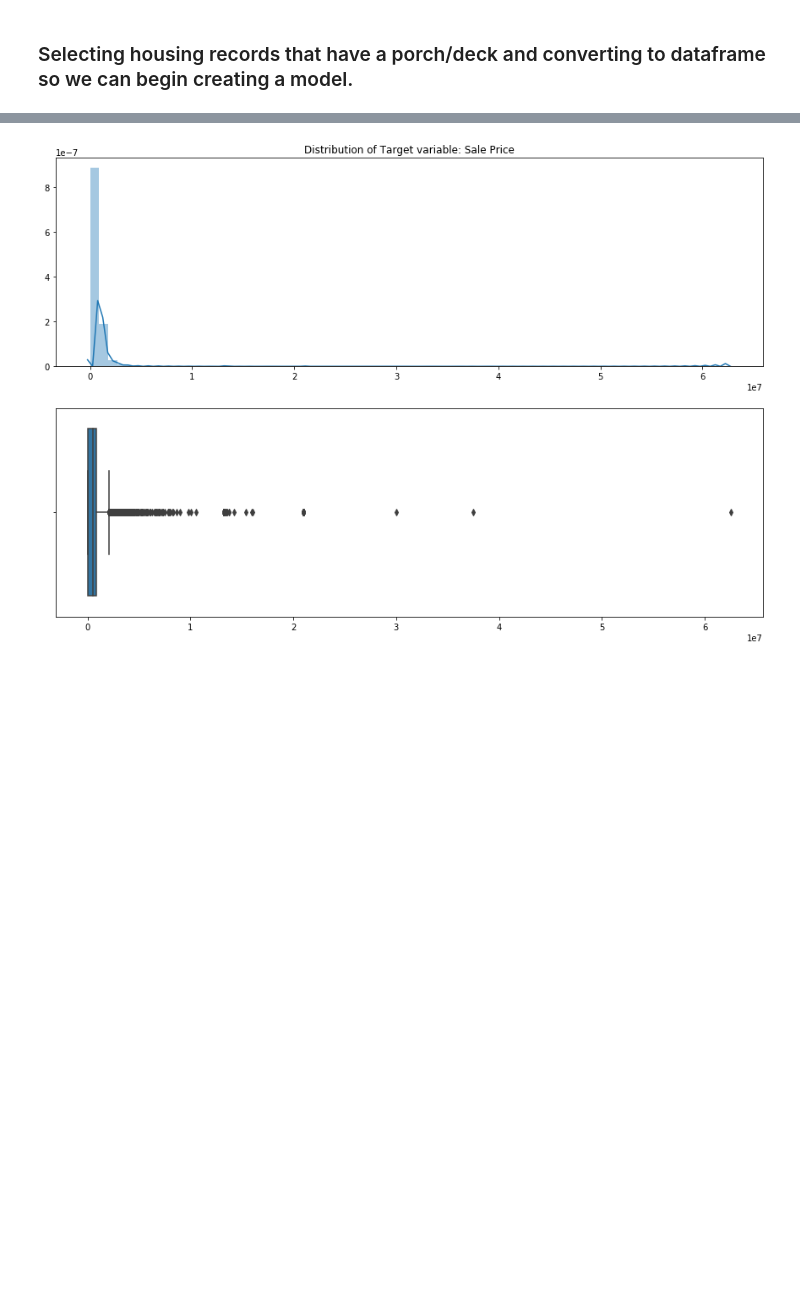
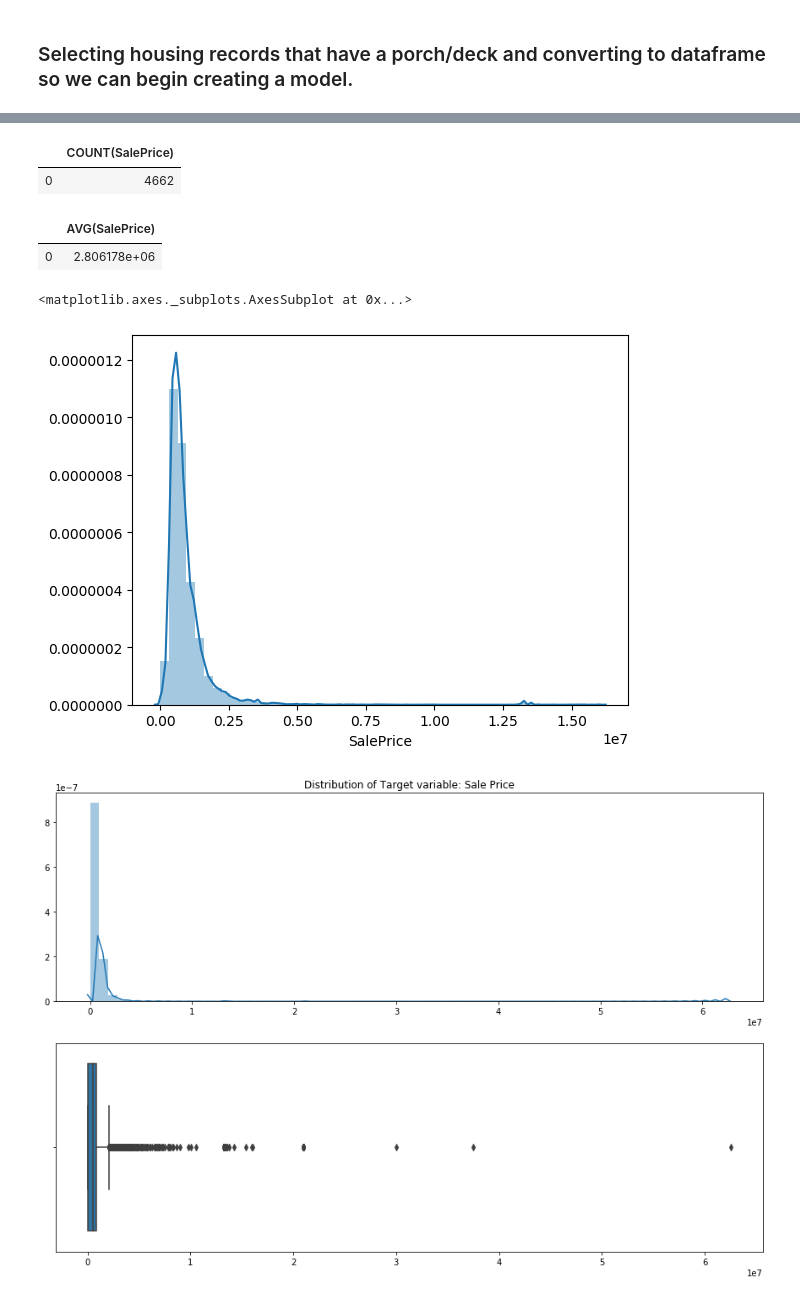
Before and after one commit to KarimOliver/mod_2_flatiron_project, a Jupyter notebook: notebooks/exploratory/01_jw_exploratory.ipynb, the cells around one changed output, grey strips where cells are left out. Saved outputs shown, nothing was run; the diff lists cells and outputs as text; code cells hidden in the pictures; blank space fills up the shorter version.

```diff
--- a/notebooks/exploratory/01_jw_exploratory.ipynb
+++ b/notebooks/exploratory/01_jw_exploratory.ipynb
@@ -329,7 +359,7 @@ housing_data
 # %%
-df_h_porch = pd.read_sql('''SELECT Major_minor, NbrLivingUnits, SalePrice, Condition, PropertyType, PropType, PrincipalUse, PcntNetCondition
+df_h_porch = pd.read_sql('''SELECT COUNT(SalePrice)
                 FROM k_c_housing
                 WHERE SqFtOpenPorch > '0'
                 OR SqFtEnclosedPorch > '0'
-                OR SqFtDeck > '0'
+                AND PropertyType = 'R'
                 ''', con=engine)
@@ -335,0 +471,5 @@ df_h_porch = pd.read_sql('''SELECT Major_minor, NbrLivingUnits, SalePrice, Condi
+# %%
+df_nuisance_ct
+# %% [output]
+|  | COUNT(SalePrice) |
+| 0 | 4662 |
@@ -335,0 +491,5 @@ df_h_porch = pd.read_sql('''SELECT Major_minor, NbrLivingUnits, SalePrice, Condi
+# %%
+waterfront
+# %% [output]
+|  | AVG(SalePrice) |
+| 0 | 2.806178e+06 |
@@ -337,6 +505,11 @@ df_h_porch = pd.read_sql('''SELECT Major_minor, NbrLivingUnits, SalePrice, Condi
 import seaborn as sns
 import matplotlib.pyplot as plt
 %matplotlib inline
+# %%
+sns.distplot(df_h_porch['SalePrice'])
+# %% [output]
+<matplotlib.axes._subplots.AxesSubplot at 0x...>
+[figure, added]
 # %%
 fig, ax = plt.subplots(2,1, figsize = (15,10))
 sns.distplot(df_h_porch['SalePrice'].values, bins=70, ax=ax[0], hist=True)
```
Also changed, not shown: parts of 28 cells of this notebook, 2 other files.
